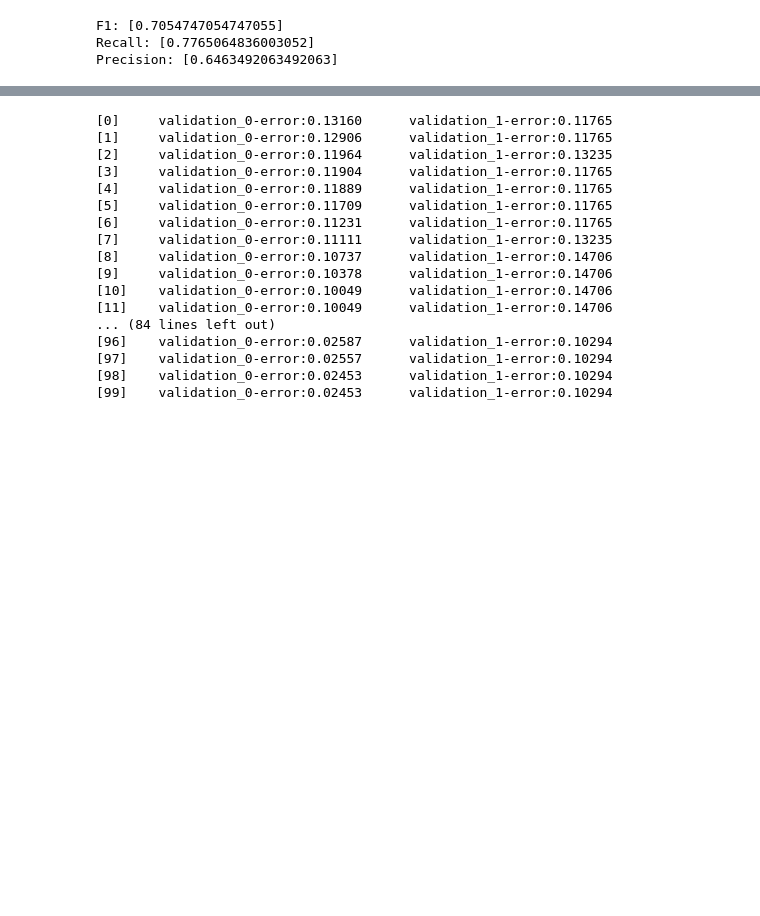
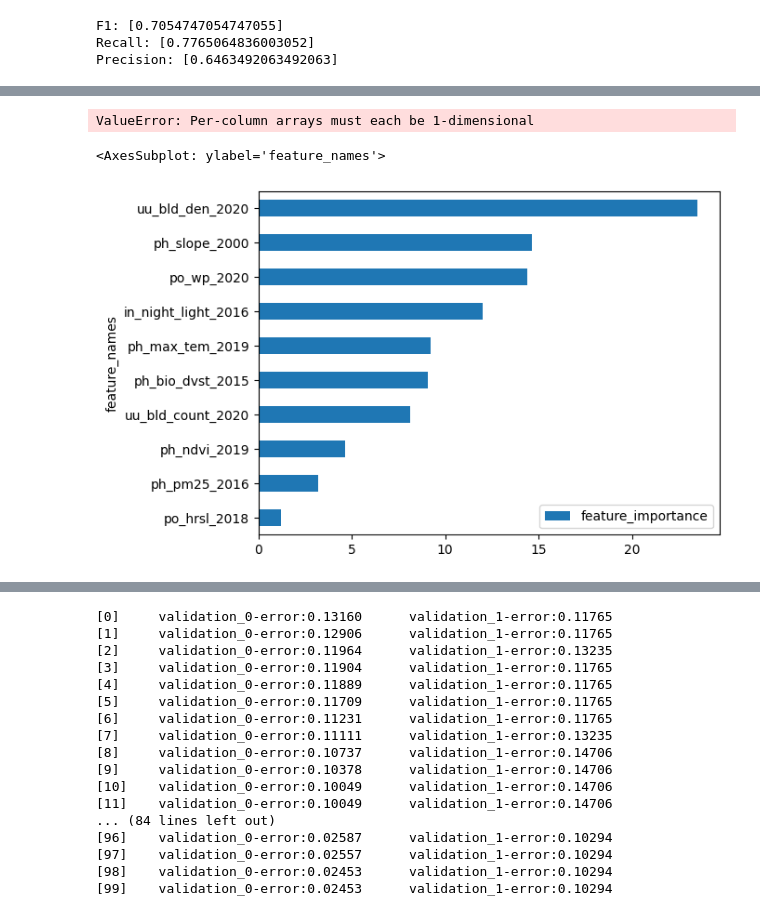
Before and after one commit to maxwellowusu/ML4DAM, a Jupyter notebook: scripts/acc_nai_modeling_SHAP.ipynb, the cells around one changed output, grey strips where cells are left out. Drawn from its saved outputs; the diff is of its cells as text; code cells hidden in the pictures; blank space fills up the shorter version.

```diff
--- a/scripts/acc_nai_modeling_SHAP.ipynb
+++ b/scripts/acc_nai_modeling_SHAP.ipynb
@@ -439,0 +447,19 @@ Precision: [0.6463492063492063]
+# %%
+
+
+tunned_model = CatBoostClassifier(
+    random_seed=63,
+    iterations=2000,
+    learning_rate=0.01,
+    l2_leaf_reg=3,
+    bagging_temperature=1,
+    random_strength=1,
+    leaf_estimation_method='Newton',
+    bootstrap_type='Bayesian'
+)
+tunned_model.fit(
+    X_train, y_train,
+    verbose=False,
+    eval_set=(X_val, y_val),
+    plot=True
+)
@@ -439,0 +469,9 @@ Precision: [0.6463492063492063]
+# %%
+best_model = CatBoostClassifier(
+    random_seed=63,
+    iterations=int(tunned_model.tree_count_ * 1.2),
+)
+best_model.fit(
+    X_train, y_train,
+    verbose=500
+)
@@ -439,0 +514,13 @@ Precision: [0.6463492063492063]
+# %%
+pool_data = Pool(data= X_train,
+                  label=y_train)
+data = pd.DataFrame({'feature_importance': best_model.get_feature_importance(pool_data, type='ShapValues'),
+              'feature_names': feature_names}).sort_values(by=['feature_importance'],
+                                                       ascending=False)
+# %% [output]
+ValueError: Per-column arrays must each be 1-dimensional
+# %%
+data[:20].sort_values(by=['feature_importance'], ascending=True).plot.barh(x='feature_names', y='feature_importance')
+# %% [output]
+<AxesSubplot: ylabel='feature_names'>
+[figure, added]
```
Also changed, not shown: parts of 22 cells of this notebook.
